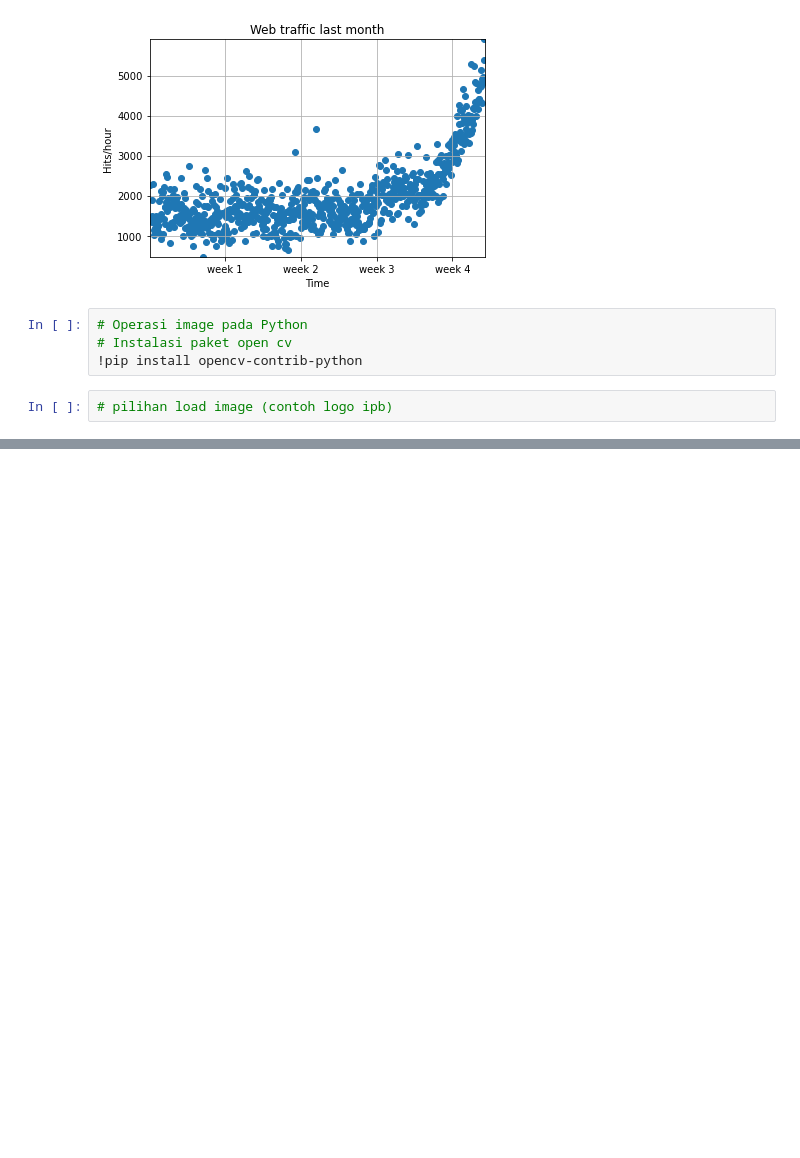
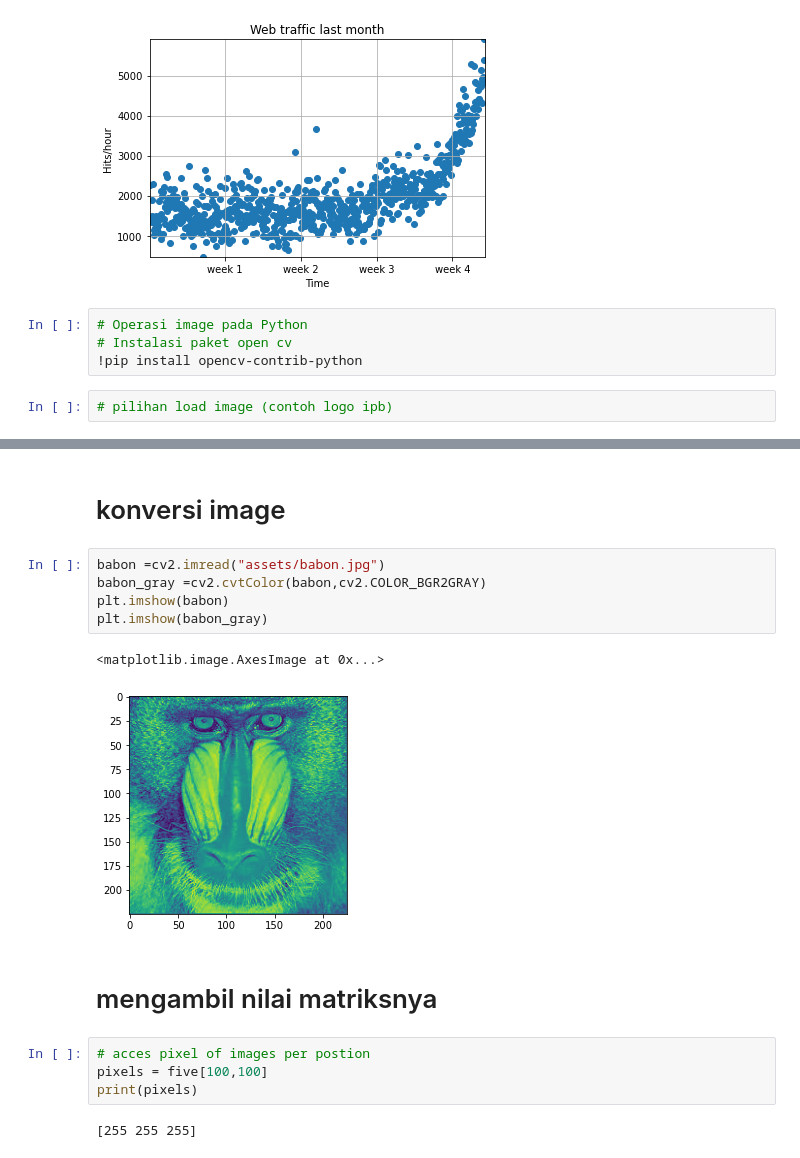
Before and after one commit to koharudin/intro_pyton_pengenalan_pola, a Jupyter notebook: hello.ipynb, the cells around one changed output, grey strips where cells are left out. Saved outputs shown, nothing was run; the diff lists cells and outputs as text; blank space fills up the shorter version.

```diff
--- a/hello.ipynb
+++ b/hello.ipynb
@@ -266,0 +279,18 @@ cv2.waitKey(0)
+# %% [markdown]
+# konversi image
+# %%
+babon =cv2.imread("assets/babon.jpg")
+babon_gray =cv2.cvtColor(babon,cv2.COLOR_BGR2GRAY)
+plt.imshow(babon)
+plt.imshow(babon_gray)
+# %% [output]
+<matplotlib.image.AxesImage at 0x...>
+[figure, added]
+# %% [markdown]
+# mengambil nilai matriksnya
+# %%
+# acces pixel of images per postion
+pixels = five[100,100]
+print(pixels)
+# %% [output]
+[255 255 255]
```
Also changed, not shown: parts of 4 cells of this notebook, 2 other files.
